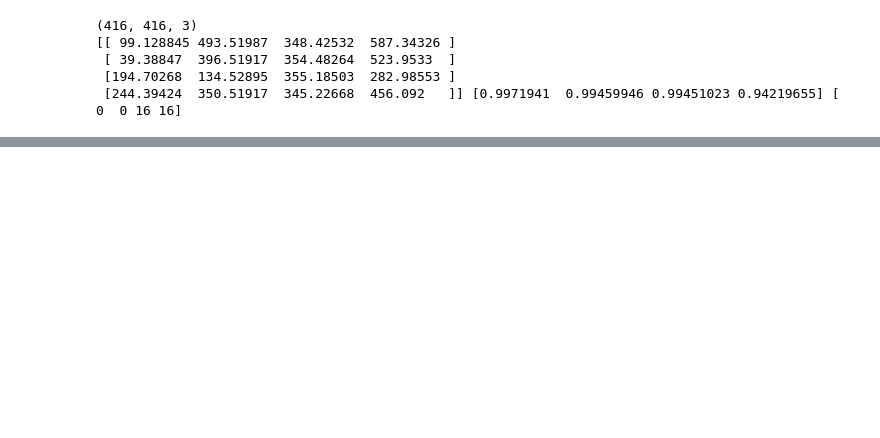
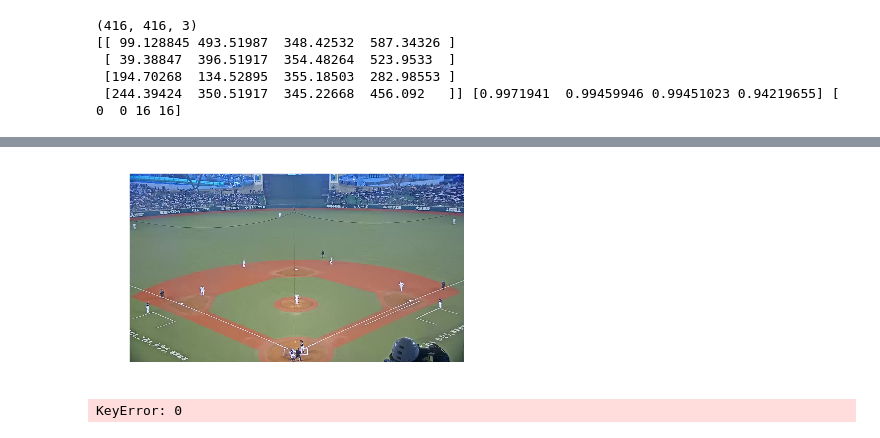
Before and after one commit to c-c-c-c/yolov3_trial, a Jupyter notebook: keras-yolo3/yolov3_keras.ipynb, the cells around one changed output, grey strips where cells are left out. Saved outputs shown, nothing was run; the diff lists cells and outputs as text; code cells hidden in the pictures; blank space fills up the shorter version.

```diff
--- a/keras-yolo3/yolov3_keras.ipynb
+++ b/keras-yolo3/yolov3_keras.ipynb
@@ -30,6 +30,34 @@ import pixiedust #%pixie_debugger
 #import tensorflow as tf
 #physical_devices = tf.config.experimental.list_physical_devices('GPU')
 #tf.config.experimental.set_memory_growth(physical_devices[0], True)
+# %%
+##################################
+#  独自ライブラリー： mshow
+# (複数に対応したノートブック上画像表示)
+##################################
+import cv2;import numpy as np;import matplotlib as mpl;import matplotlib.pyplot as plt
+%matplotlib inline
+def mshow(img1, img2=None, img3=None, img4=None, img5=None):
+
+    imgs = list(filter( lambda x: x is not None, [img1, img2, img3, img4, img5]))
+
+
+    if len(imgs) == 1:
+        # 一枚のとき
+        imgs[0] = imgs[0].astype(np.uint8)
+        im4p = cv2.cvtColor(imgs[0], cv2.COLOR_BGR2RGB)
+        plt.imshow(im4p)
+
+    else:
+        # 複数枚のとき。横に並べていく
+        plt.figure(figsize=(len(imgs)*4, len(imgs)*4))
+        fig_exh_base = 100+len(imgs)*10
+        for idx, tmp_img in enumerate(imgs):
+            tmp_img = tmp_img.astype(np.uint8)
+            tmp_im4p = cv2.cvtColor(tmp_img, cv2.COLOR_BGR2RGB)
+
+            plt.subplot(fig_exh_base+idx+1)
+            plt.imshow(tmp_im4p)
 # %%
 # -*- coding: utf-8 -*-
 """
@@ -283,0 +361,9 @@ tf.__version__
+# %%
+im = cv2.imread("000001.jpg")
+mshow(im)
+# %% [output]
+[figure, added]
+# %%
+dst = im[int(results[0][0][0][0]):int(results[0][0][0][2]),int(results[0][0][0][1]):int(results[0][0][0][3])]
+# %% [output]
+KeyError: 0
```
Also changed, not shown: parts of 14 cells of this notebook, 30 other files.
